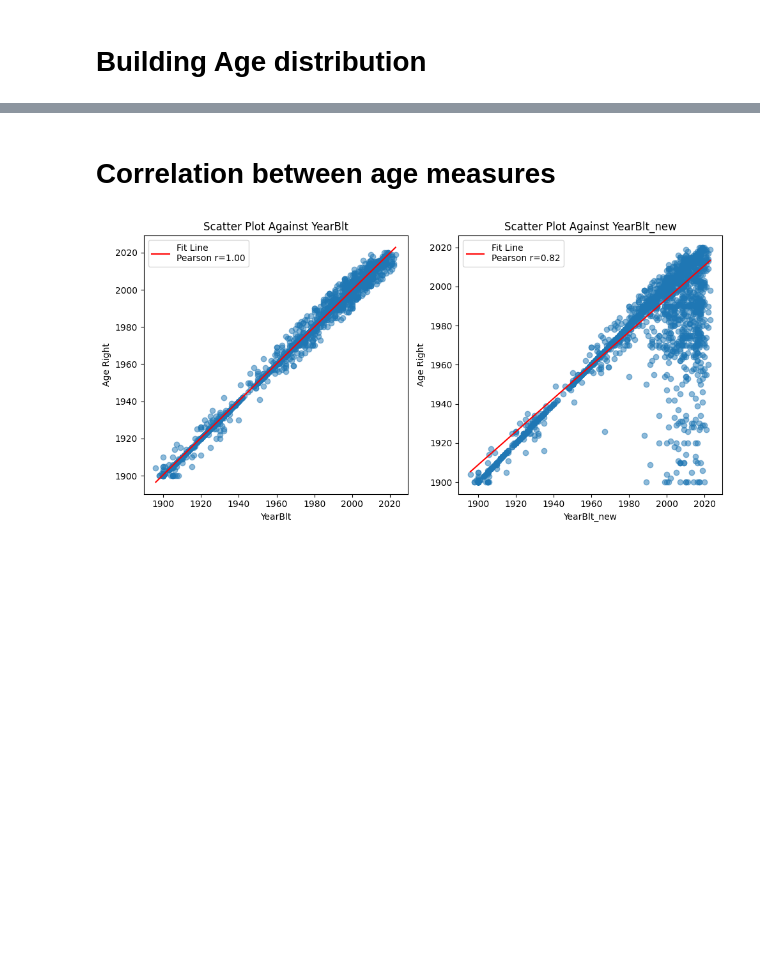
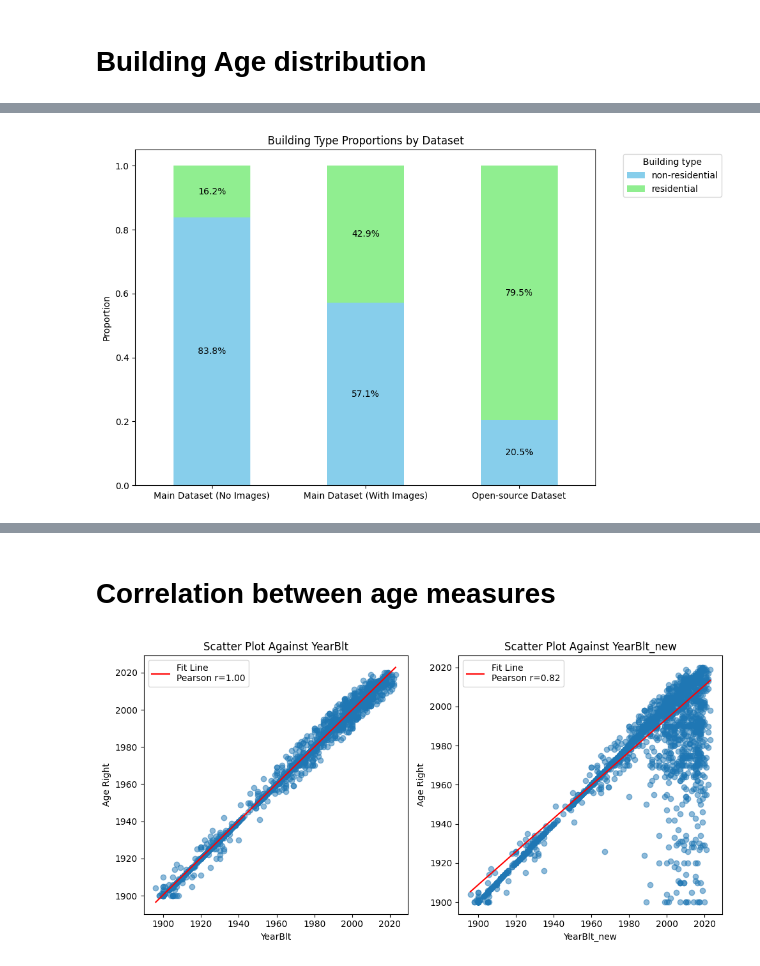
Before and after one commit to kaifoerster/BuildingAgePredictorML, a Jupyter notebook: main notebooks/descriptive statistics 2.ipynb, the cells around one changed output, grey strips where cells are left out. Cells and saved outputs as stored; diff of their text form; code cells hidden in the pictures; blank space fills up the shorter version.

```diff
--- a/main notebooks/descriptive statistics 2.ipynb
+++ b/main notebooks/descriptive statistics 2.ipynb
@@ -181,0 +198,42 @@ See the caveats in the documentation: https://pandas.pydata.org/pandas-docs/stab
+# %%
+import pandas as pd
+import matplotlib.pyplot as plt
+import seaborn as sns
+
+# Assuming 'df' and 'df_scaled' have already been filtered for France and post-1900 buildings and have 'type' not NA
+df_only_left = df[(df['country_right'] == 'FRA') & (df['age_right'] >= 1900) & (df['_merge'] == 'left_only') & df['type'].notna()]
+df_both = df[(df['country_right'] == 'FRA') & (df['age_right'] >= 1900) & (df['_merge'] == 'both') & df['type'].notna()]
+df_scaled_france = df_scaled[(df_scaled['country'] == 'FRA') & (df_scaled['age'] >= 1900) & df_scaled['type'].notna()]
+
+# Calculate the frequency of types for each dataset
+type_counts_left = df_only_left['type'].value_counts(normalize=True).sort_index()
+type_counts_both = df_both['type'].value_counts(normalize=True).sort_index()
+type_counts_scaled = df_scaled_france['type'].value_counts(normalize=True).sort_index()
+
+# Create a DataFrame for plotting
+df_plot = pd.DataFrame({
+    'Main Dataset (No Images)': type_counts_left,
+    'Main Dataset (With Images)': type_counts_both,
+    'Open-source Dataset': type_counts_scaled
+}).fillna(0)  # Ensuring all types are represented in all datasets
+
+df_plot2 = df_plot.transpose()
+
+# Plotting
+fig, ax = plt.subplots(figsize=(10, 6))
+bars = df_plot2.plot(kind='bar', stacked=True, ax=ax, color=['skyblue', 'lightgreen', 'salmon'])
+
+# Add text annotations
+for rect, label in zip(ax.patches, df_plot.values.flatten()):
+    height = rect.get_height()
+    ax.text(rect.get_x() + rect.get_width() / 2, rect.get_y() + height / 2, f'{label:.1%}', ha='center', va='center')
+
+ax.set_title('Building Type Proportions by Dataset')
+ax.set_xlabel('')
+ax.set_ylabel('Proportion')
+plt.xticks(rotation=0, ha='center')
+plt.legend(title='Building type', bbox_to_anchor=(1.05, 1), loc='upper left')
+plt.tight_layout()
+plt.show()
+# %% [output]
+[figure, added]
```
Also changed, not shown: parts of 18 cells of this notebook.
